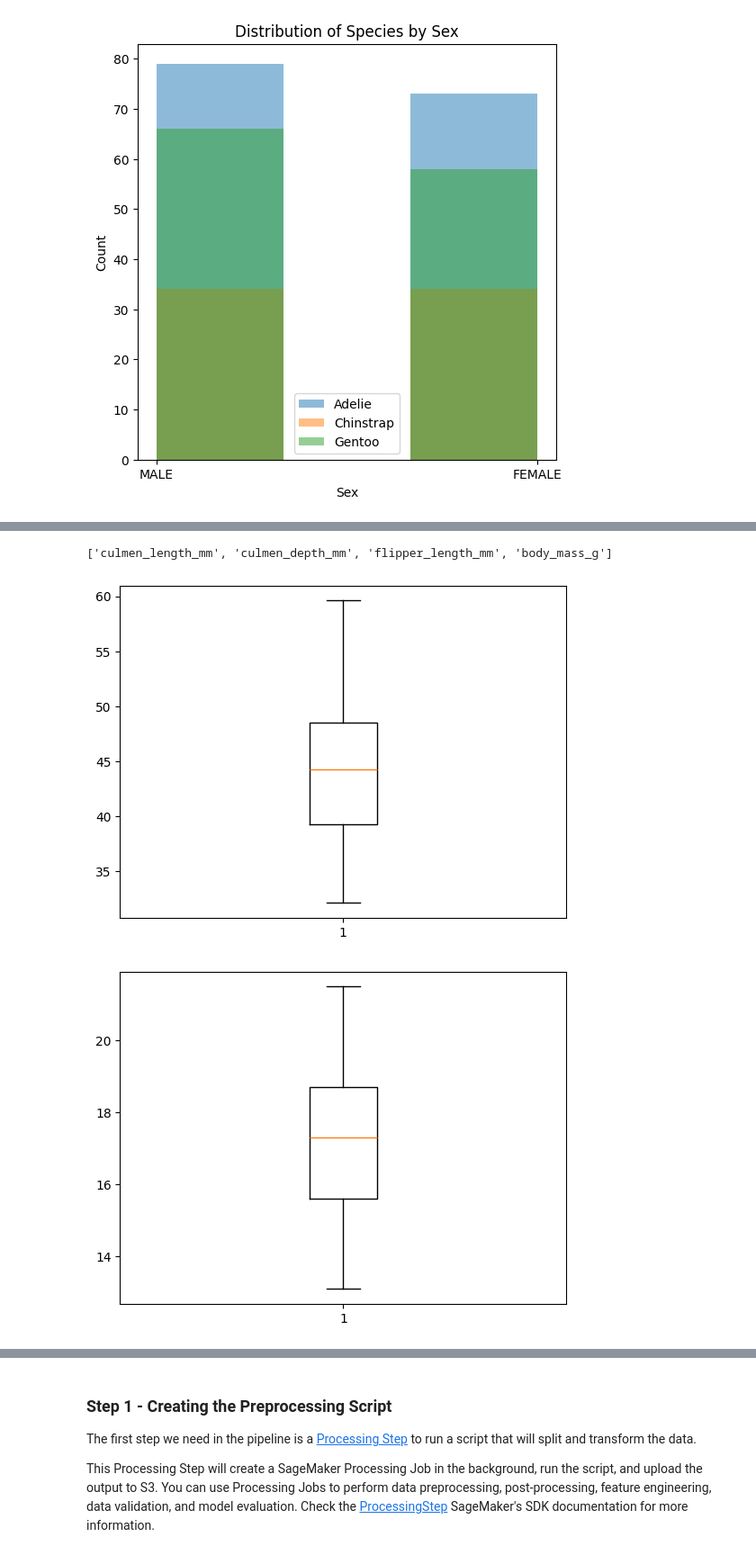
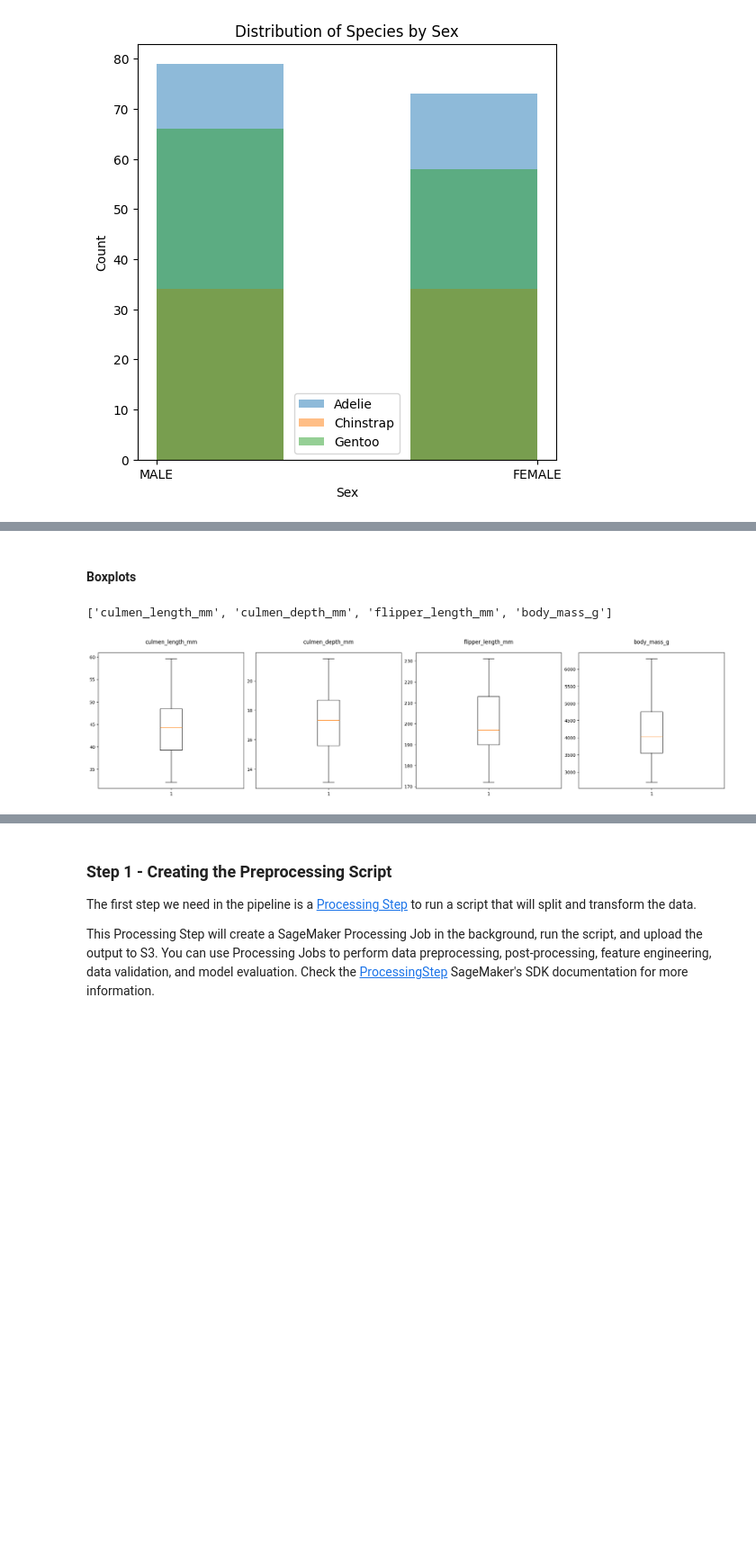
Before and after one commit to MaxJoas/ml.school, a Jupyter notebook: program/cohort.ipynb, the cells around one changed output, grey strips where cells are left out. Shown: that part at 90% size. Saved outputs shown, nothing was run; the diff lists cells and outputs as text; code cells hidden in the pictures; blank space fills up the shorter version.

```diff
--- a/program/cohort.ipynb
+++ b/program/cohort.ipynb
@@ -425,12 +386,14 @@ IQR:= Inter quartile range abs(Q3-Q1)
+# %% [markdown]
+#### Boxplots
 # %%
 num_cols = [col for col, dtype in penguins.dtypes.items() if dtype == 'float64']
 print(num_cols)
 # %% [output]
 ['culmen_length_mm', 'culmen_depth_mm', 'flipper_length_mm', 'body_mass_g']
 # %%
-for col in num_cols:
-    plt.boxplot(penguins[col])
-    plt.show()
+fig, axes = plt.subplots(1, len(num_cols), figsize=(20,5), constrained_layout=True)
+for i, col in enumerate(num_cols):
+    axes[i].boxplot(penguins[col])
+    axes[i].set_title(col, pad=20)
 # %% [output]
-[figure, old version]
+[figure, new version]
-[figure, removed]
```
Also changed, not shown: parts of 20 cells of this notebook.
